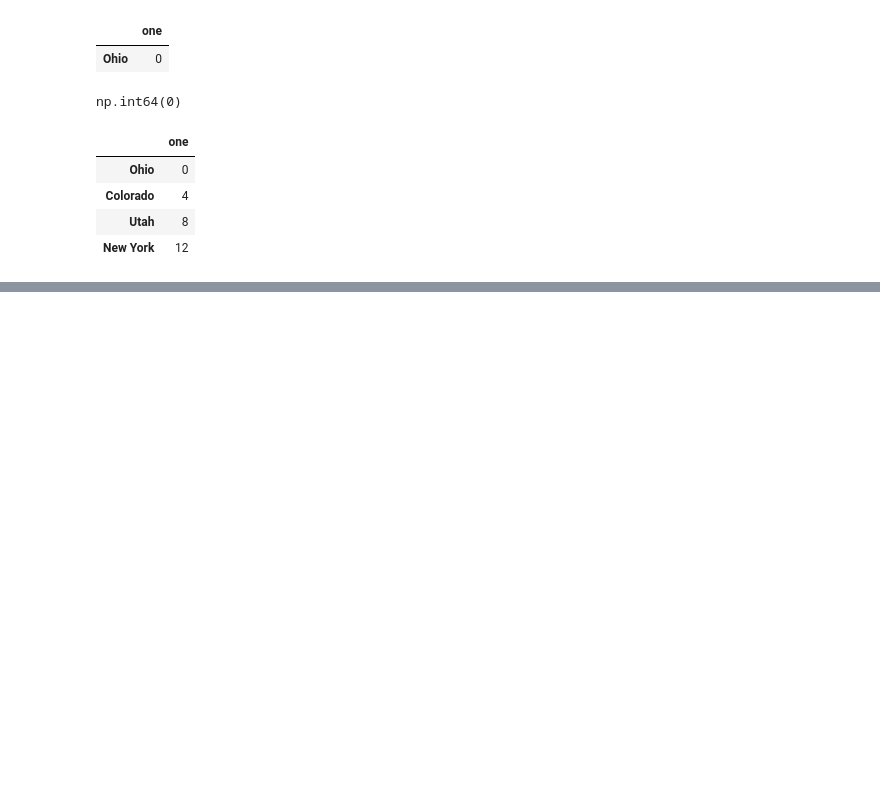
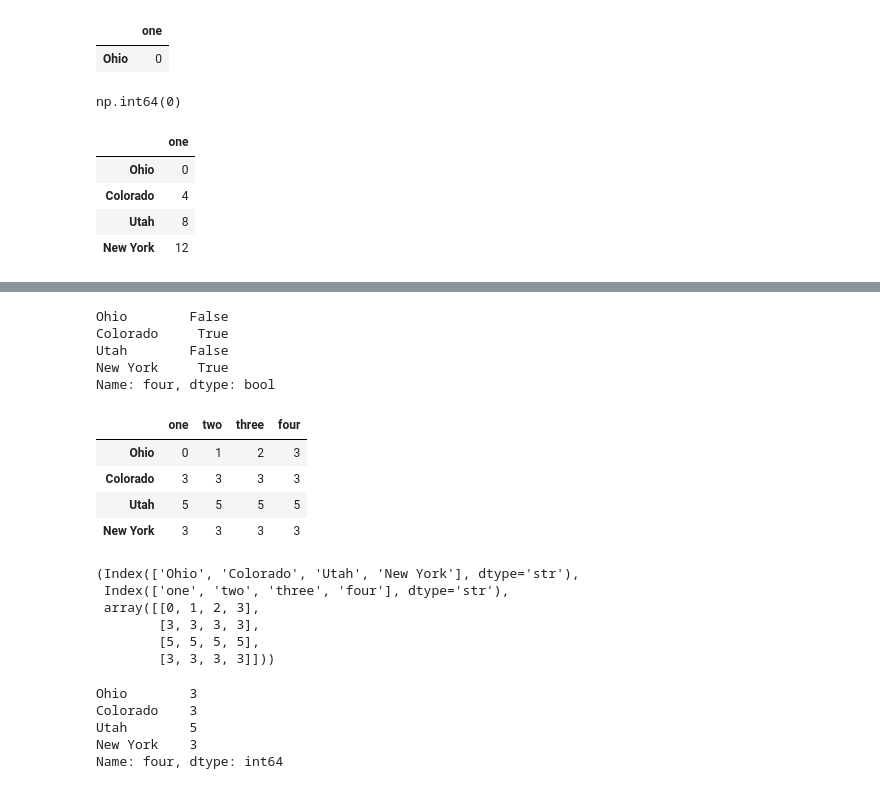
Before and after one commit to navneet-srivastava/python-data-analysis, a Jupyter notebook: pandas_tut.ipynb, the cells around one changed output, grey strips where cells are left out. Cells and saved outputs as stored; diff of their text form; code cells hidden in the pictures; blank space fills up the shorter version.

```diff
--- a/pandas_tut.ipynb
+++ b/pandas_tut.ipynb
@@ -1192,0 +1202,34 @@ data.loc[:,["one"]]
+# %%
+data["four"] > 5
+# %% [output]
+Ohio        False
+Colorado     True
+Utah        False
+New York     True
+Name: four, dtype: bool
+# %%
+data.loc[data["four"] > 5] = 3
+data
+# %% [output]
+|  | one | two | three | four |
+| Ohio | 0 | 1 | 2 | 3 |
+| Colorado | 3 | 3 | 3 | 3 |
+| Utah | 5 | 5 | 5 | 5 |
+| New York | 3 | 3 | 3 | 3 |
+# %%
+data.index, data.columns, data.values
+# %% [output]
+(Index(['Ohio', 'Colorado', 'Utah', 'New York'], dtype='str'),
+ Index(['one', 'two', 'three', 'four'], dtype='str'),
+ array([[0, 1, 2, 3],
+        [3, 3, 3, 3],
+        [5, 5, 5, 5],
+        [3, 3, 3, 3]]))
+# %%
+data.four
+# %% [output]
+Ohio        3
+Colorado    3
+Utah        5
+New York    3
+Name: four, dtype: int64
```
Also changed, not shown: parts of 8 cells of this notebook.
